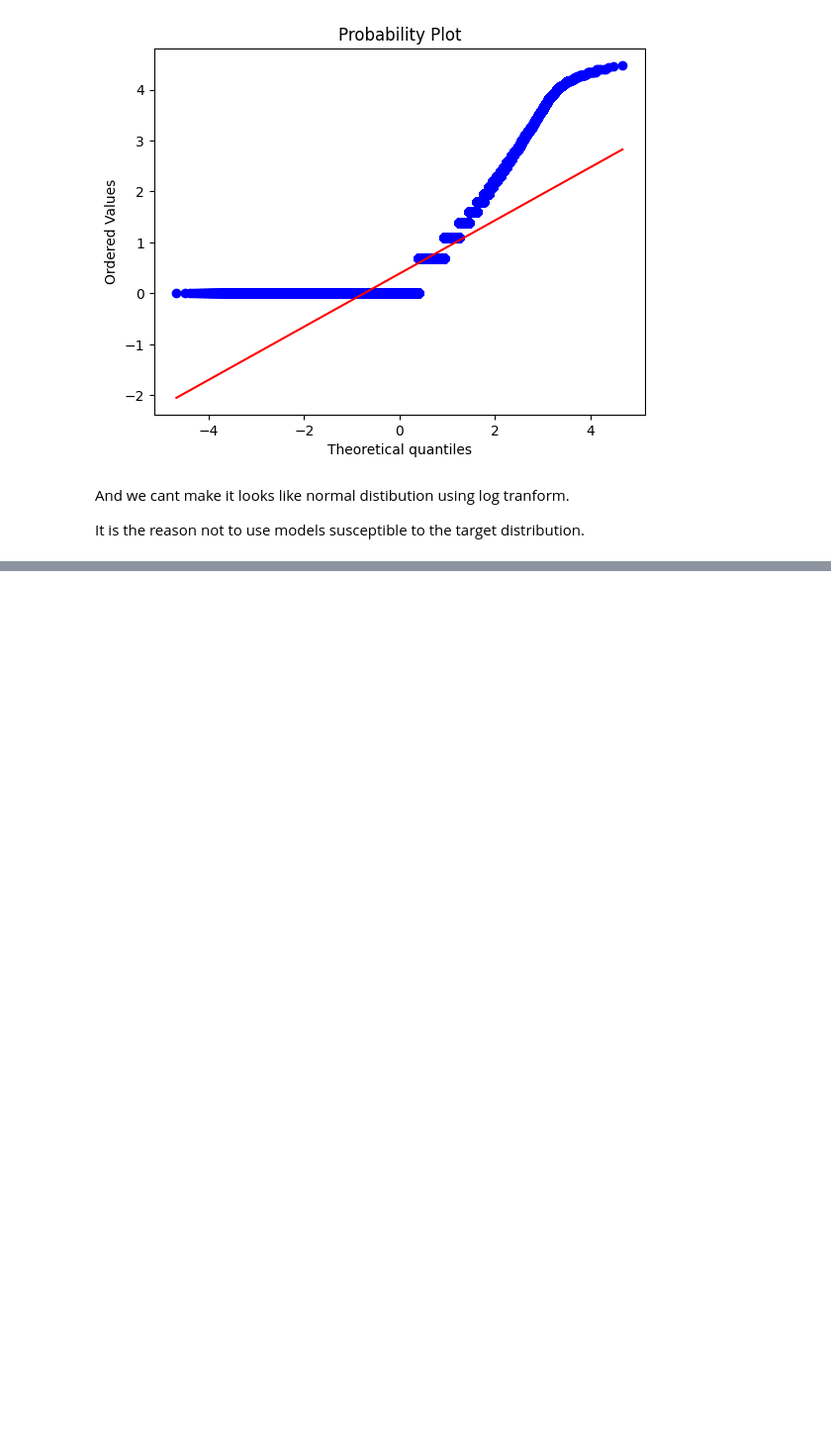
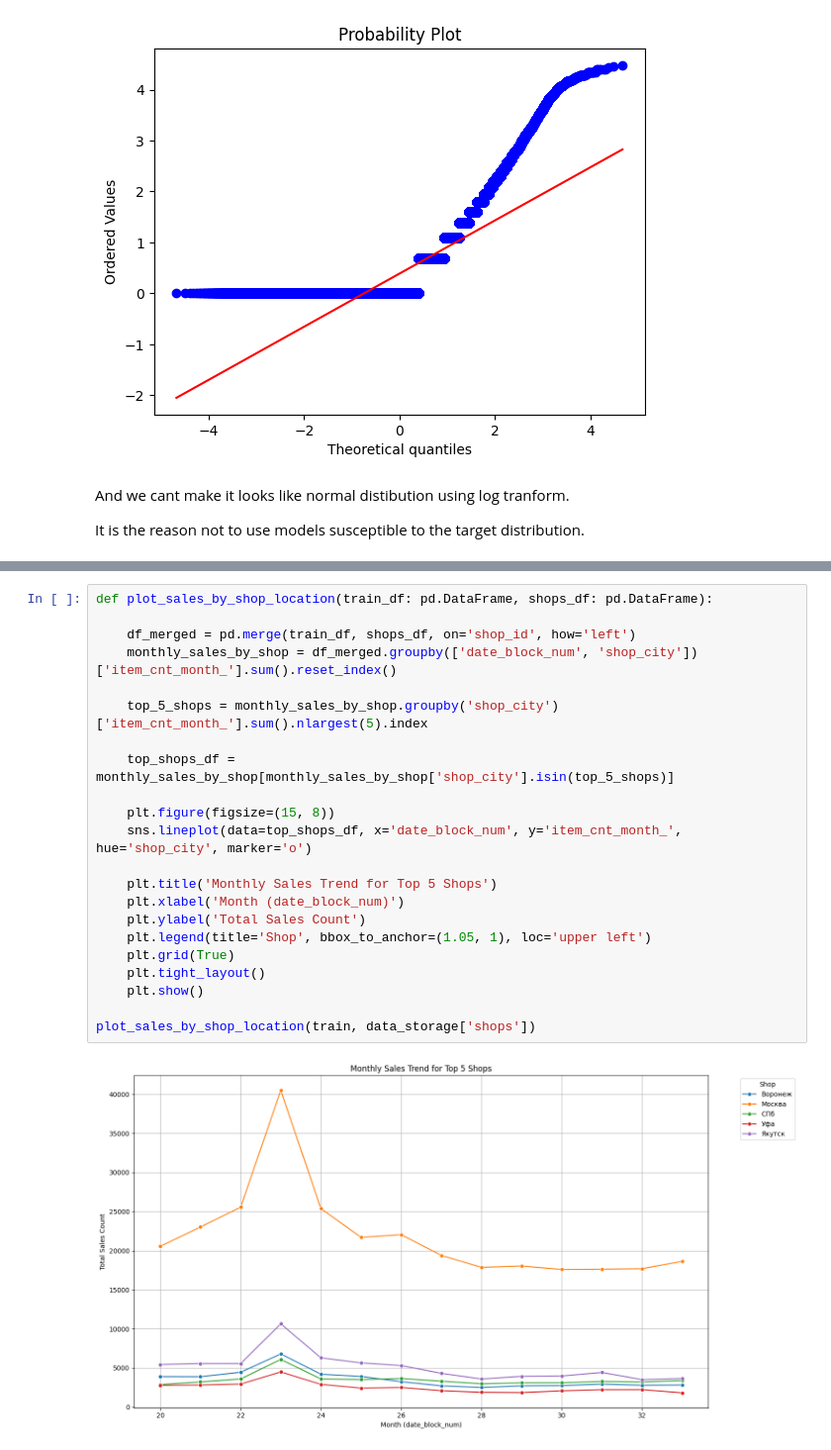
Before and after one commit to ffjjzz/InnowiseInternship, a Jupyter notebook: notebooks/EDA.ipynb, the cells around one changed output, grey strips where cells are left out. Shown at 99% size. Cells and saved outputs as stored; diff of their text form; blank space fills up the shorter version.

Commit message:
added cat features analys from shop names

```diff
--- a/notebooks/EDA.ipynb
+++ b/notebooks/EDA.ipynb
@@ -441,0 +474,24 @@ It is the reason not to use models susceptible to the target distribution.
+# %%
+def plot_sales_by_shop_location(train_df: pd.DataFrame, shops_df: pd.DataFrame):
+
+    df_merged = pd.merge(train_df, shops_df, on='shop_id', how='left')
+    monthly_sales_by_shop = df_merged.groupby(['date_block_num', 'shop_city'])['item_cnt_month_'].sum().reset_index()
+
+    top_5_shops = monthly_sales_by_shop.groupby('shop_city')['item_cnt_month_'].sum().nlargest(5).index
+
+    top_shops_df = monthly_sales_by_shop[monthly_sales_by_shop['shop_city'].isin(top_5_shops)]
+
+    plt.figure(figsize=(15, 8))
+    sns.lineplot(data=top_shops_df, x='date_block_num', y='item_cnt_month_', hue='shop_city', marker='o')
+
+    plt.title('Monthly Sales Trend for Top 5 Shops')
+    plt.xlabel('Month (date_block_num)')
+    plt.ylabel('Total Sales Count')
+    plt.legend(title='Shop', bbox_to_anchor=(1.05, 1), loc='upper left')
+    plt.grid(True)
+    plt.tight_layout()
+    plt.show()
+
+plot_sales_by_shop_location(train, data_storage['shops'])
+# %% [output]
+[figure, added]
```
Also changed, not shown: parts of 11 cells of this notebook.
